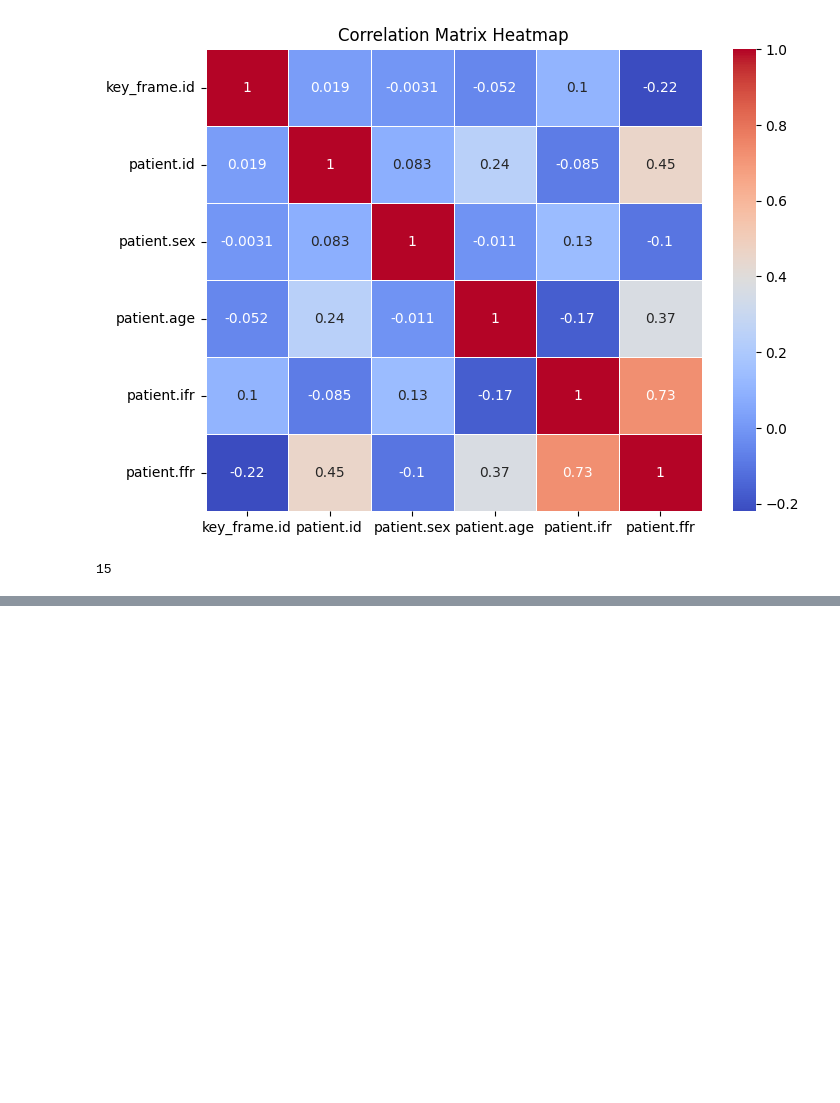
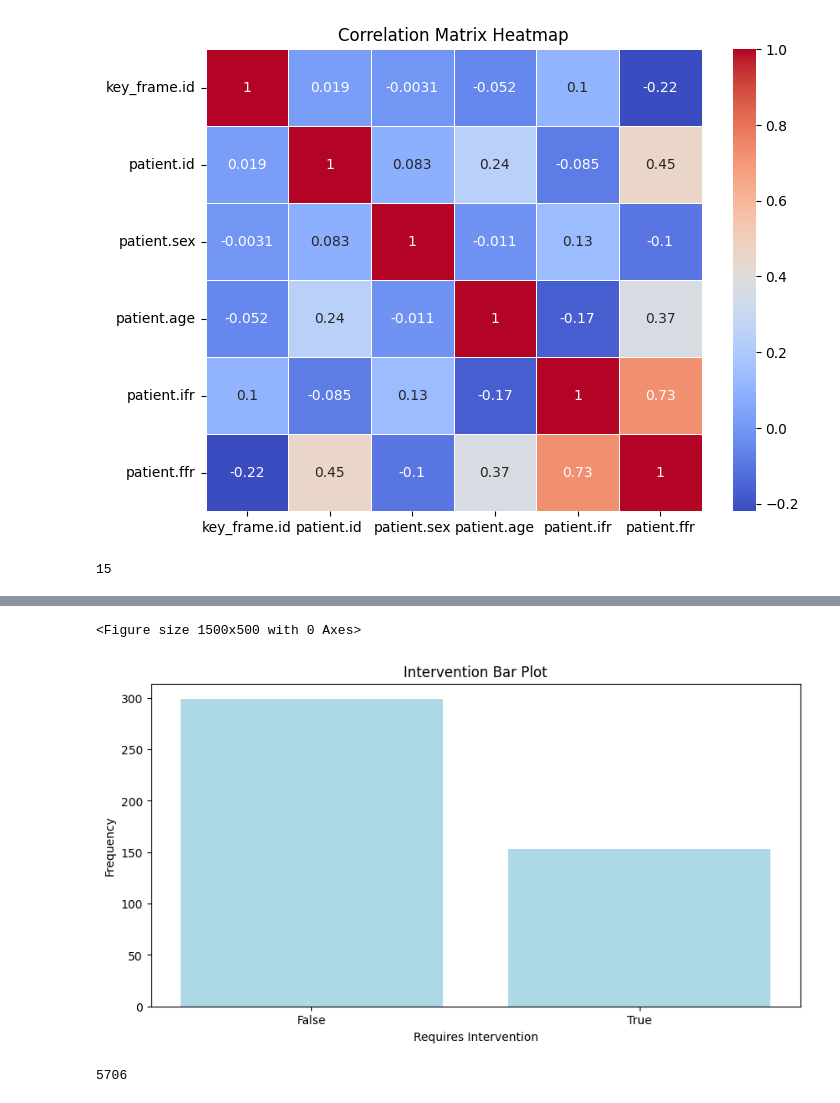
Before and after one commit to marianaserrao/ifr-regression, a Jupyter notebook: eda/eda.ipynb, the cells around one changed output, grey strips where cells are left out. Drawn from its saved outputs; the diff is of its cells as text; code cells hidden in the pictures; blank space fills up the shorter version.

```diff
--- a/eda/eda.ipynb
+++ b/eda/eda.ipynb
@@ -185,0 +216,2 @@ df.describe()
+# %%
+in_df["intervention"]=in_df["ifr"]<0.89
@@ -185,0 +233,35 @@ df.describe()
+# %%
+plt.figure(figsize=(15, 5))
+
+# Count the occurrences of True and False
+value_counts = in_df['intervention'].value_counts()
+value_counts = (dict(value_counts)[False], dict(value_counts)[True])
+
+# Create a bar plot with centered ticks
+plt.figure(figsize=(10, 5))
+bars = plt.bar([0, 1], value_counts, color=['lightblue', 'lightblue'], width=0.8)
+
+# Set titles and labels
+plt.title('Intervention Bar Plot')
+plt.xlabel('Requires Intervention')
+plt.ylabel('Frequency')
+
+# Set custom x-axis tick labels and place them in the middle of the bars
+plt.xticks([0, 1], ['False', 'True'], rotation=0)
+
+# Adjust tick positions to ensure they are aligned to the center of bars
+plt.gca().set_xticks([0, 1])
+
+# Show plot
+plt.show()
+
+# plt.subplot(1, 2, 1)
+# plt.boxplot(in_df['intervention'])
+# plt.title('Intervation Box Plot')
+# plt.ylabel('Patient Needs Intervation?')
+
+# plt.tight_layout()
+# plt.show()
+# %% [output]
+<Figure size 1500x500 with 0 Axes>
+[figure, added]
@@ -185,0 +277,4 @@ df.describe()
+# %%
+len(exams)
+# %% [output]
+5706
```
Also changed, not shown: parts of 14 cells of this notebook, 12 other files.
